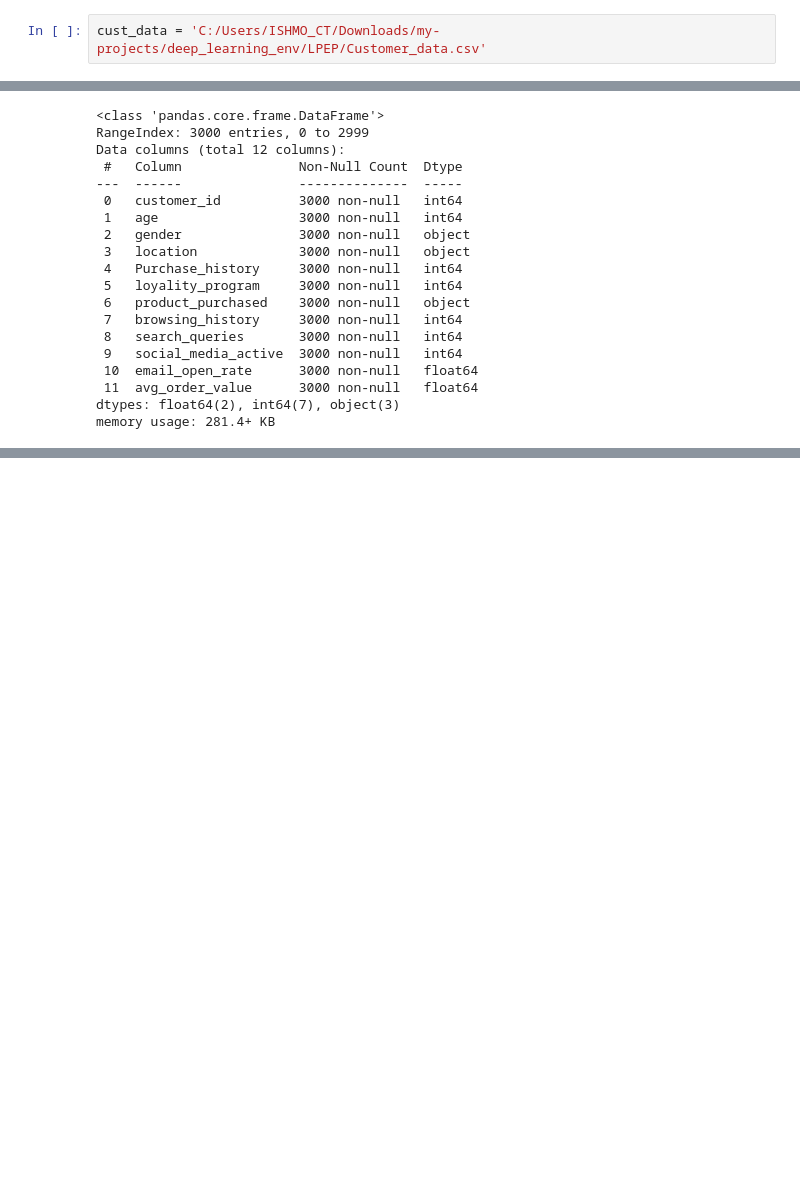
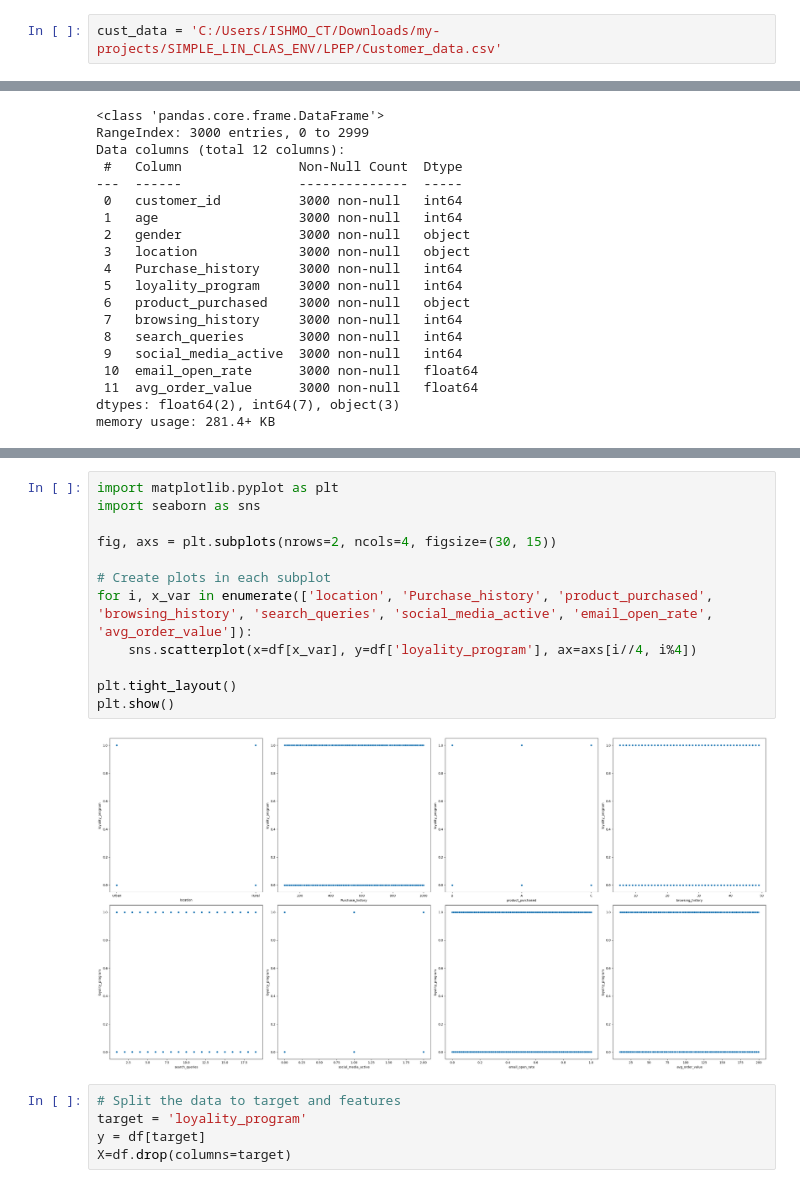
Before and after one commit to ayebaishmo/LPEP, a Jupyter notebook: lp.ipynb, the cells around one changed output, grey strips where cells are left out. Drawn from its saved outputs; the diff is of its cells as text; blank space fills up the shorter version.

```diff
--- a/lp.ipynb
+++ b/lp.ipynb
@@ -40,5 +40,5 @@ df.to_csv('Customer_data.csv', index=False)
 # %%
-cust_data = 'C:/Users/ISHMO_CT/Downloads/my-projects/deep_learning_env/LPEP/Customer_data.csv'
+cust_data = 'C:/Users/ISHMO_CT/Downloads/my-projects/SIMPLE_LIN_CLAS_ENV/LPEP/Customer_data.csv'
 # %%
 df = pd.read_csv(cust_data)
 # %%
@@ -74,0 +91,19 @@ memory usage: 281.4+ KB
+# %%
+import matplotlib.pyplot as plt
+import seaborn as sns
+
+fig, axs = plt.subplots(nrows=2, ncols=4, figsize=(30, 15))
+
+# Create plots in each subplot
+for i, x_var in enumerate(['location', 'Purchase_history', 'product_purchased', 'browsing_history', 'search_queries', 'social_media_active', 'email_open_rate', 'avg_order_value']):
+    sns.scatterplot(x=df[x_var], y=df['loyality_program'], ax=axs[i//4, i%4])
+
+plt.tight_layout()
+plt.show()
+# %% [output]
+[figure, added]
+# %%
+# Split the data to target and features
+target = 'loyality_program'
+y = df[target]
+X=df.drop(columns=target)
```
Also changed, not shown: parts of 17 cells of this notebook, 1 other file.
